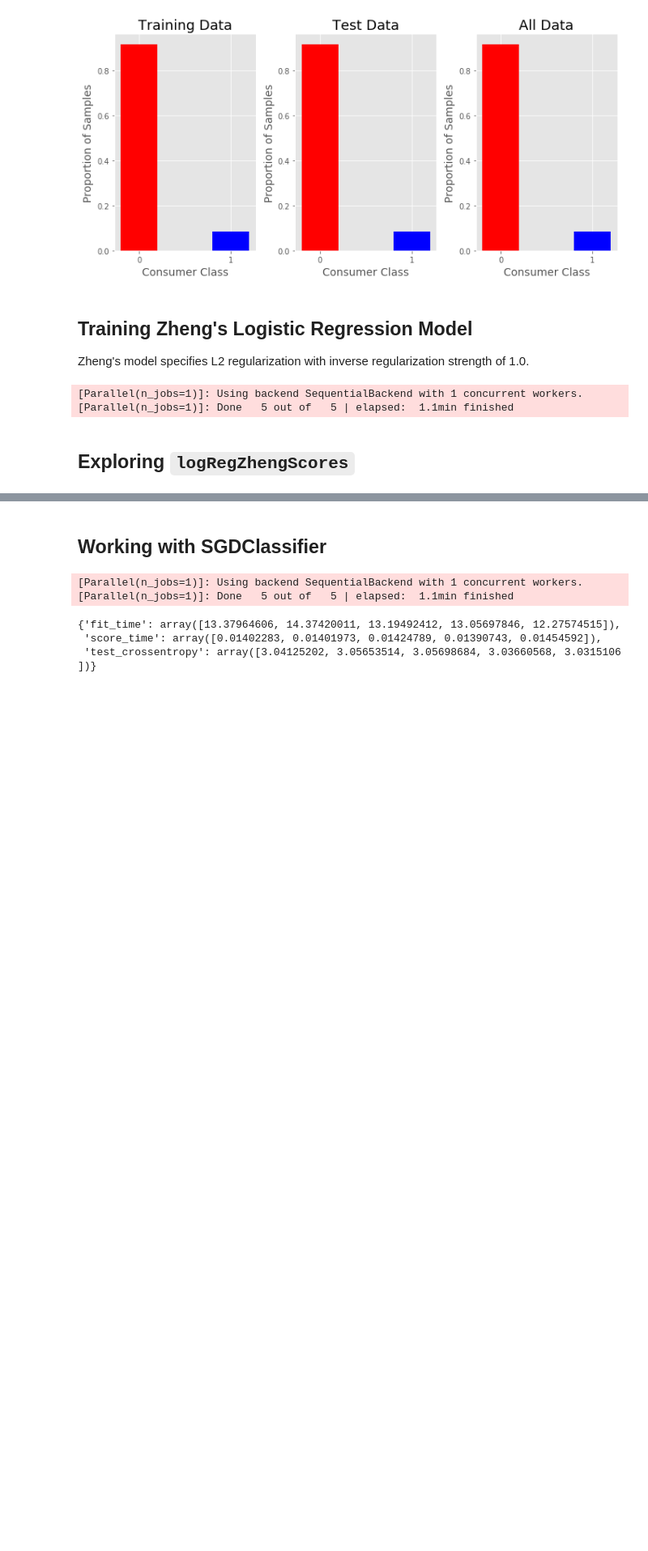
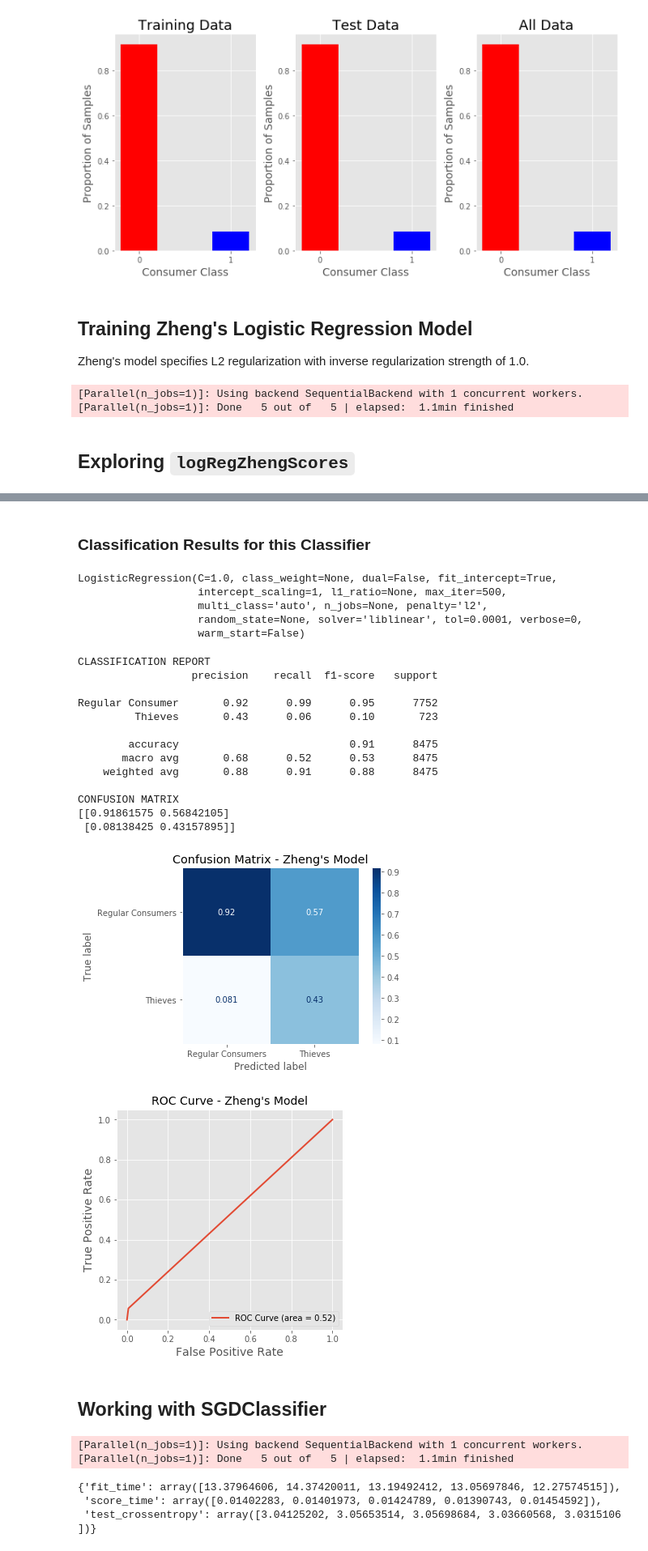
Before and after one commit to SMS-NED16/FYP-DL, a Jupyter notebook: fyp-assignments/05_Shallow_Learning_Models/01_Logistic_Regression/02_logreg_test.ipynb, the cells around one changed output, grey strips where cells are left out. Shown: that part at 81% size. Cells and saved outputs as stored; diff of their text form; code cells hidden in the pictures; blank space fills up the shorter version.

Commit message:
Use built-in functions for confusion matrix and roc curve

```diff
--- a/fyp-assignments/05_Shallow_Learning_Models/01_Logistic_Regression/02_logreg_test.ipynb
+++ b/fyp-assignments/05_Shallow_Learning_Models/01_Logistic_Regression/02_logreg_test.ipynb
@@ -193,3 +215,32 @@ logRegZhengScores
+# %% [markdown]
+### Classification Results for this Classifier
+# %%
+logRegZheng.fit(X_train, y_train)
+# %% [output]
+LogisticRegression(C=1.0, class_weight=None, dual=False, fit_intercept=True,
+                   intercept_scaling=1, l1_ratio=None, max_iter=500,
+                   multi_class='auto', n_jobs=None, penalty='l2',
+                   random_state=None, solver='liblinear', tol=0.0001, verbose=0,
+                   warm_start=False)
+# %%
+get_classification_result(logRegZheng, X_test, y_test, classifier_name="Zheng's Model",
+                          normalize_conf_mat='cols')
+# %% [output]
+CLASSIFICATION REPORT
+                  precision    recall  f1-score   support
+
+Regular Consumer       0.92      0.99      0.95      7752
+         Thieves       0.43      0.06      0.10       723
+
+        accuracy                           0.91      8475
+       macro avg       0.68      0.52      0.53      8475
+    weighted avg       0.88      0.91      0.88      8475
+
+CONFUSION MATRIX
+[[0.91861575 0.56842105]
+ [0.08138425 0.43157895]]
+[figure, added]
+[figure, added]
 # %% [markdown]
 ## Working with SGDClassifier
 # %%
```
Also changed, not shown: parts of 8 cells of this notebook.
